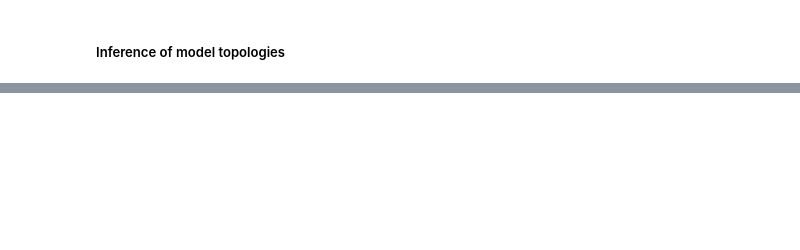
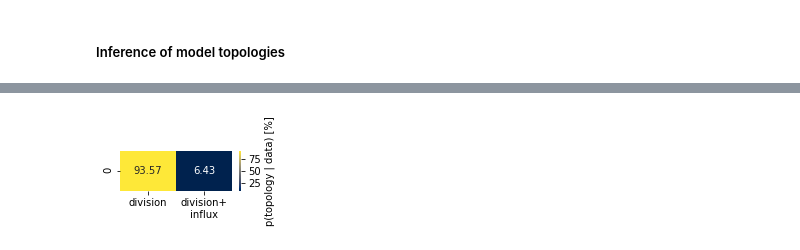
Before and after one commit to mauricelanghinrichs/memocell, a Jupyter notebook: examples/ex03_inferences.ipynb, the cells around one changed output, grey strips where cells are left out. Cells and saved outputs as stored; diff of their text form; code cells hidden in the pictures; blank space fills up the shorter version.

```diff
--- a/examples/ex03_inferences.ipynb
+++ b/examples/ex03_inferences.ipynb
@@ -403,0 +446,40 @@ def waiting_time_distr_samples_div(x, res, samples, time_max, mprior):
+# %%
+# now, how to compute the posterior probabilities of
+# the topologies 'division' vs. 'division+influx'?
+# this is quite simple and can be applied in general:
+# sum together the model probabilities that
+# belong to each topology (or hypothesis)
+
+# NOTE: the topologies have to categorize the models
+# into disjoint sets; then also p(topology|data) is
+# a discrete (posterior) probability distribution
+
+# NOTE: on a more technical basis, this can be again
+# viewed as the procedure of Bayesian-averaged inference
+# over the complete model space (see webpage or methods
+# part of the release paper)
+
+# we obtain the topology probabilities by summing the
+# first 7 and last 7 model probabilities, respectively
+topology_prob_div = np.sum(model_probs_topology[:7])
+topology_prob_div_influx = np.sum(model_probs_topology[7:])
+
+# and visualise the results
+plt.figure(figsize=(2.5,0.75))
+df = pd.DataFrame(np.array([[topology_prob_div * 100.0], [topology_prob_div_influx * 100.0]]).T,
+                  columns=['division', 'division+\ninflux'])
+sns.heatmap(df, cmap='cividis', annot=True, fmt='.2f', cbar_kws={'label': 'p(topology | data) [%]'});
+
+# the results show that the simpler division topology
+# is strongly favoured over the more complex
+# division+influx topology; so, also here, memocell
+# correctly favors the underlying ground truth topology
+
+# this result also shows that Bayesian inference
+# in general, and memocell in particular, naturally
+# embody Occam's razor: one should favour the simplest
+# explanation (with the fewest assumptions) that
+# already fully captures the data; in other terms, this
+# protects against overfitting
+# %% [output]
+[figure, added]
```
Also changed, not shown: parts of 20 cells of this notebook, 2 other files.
